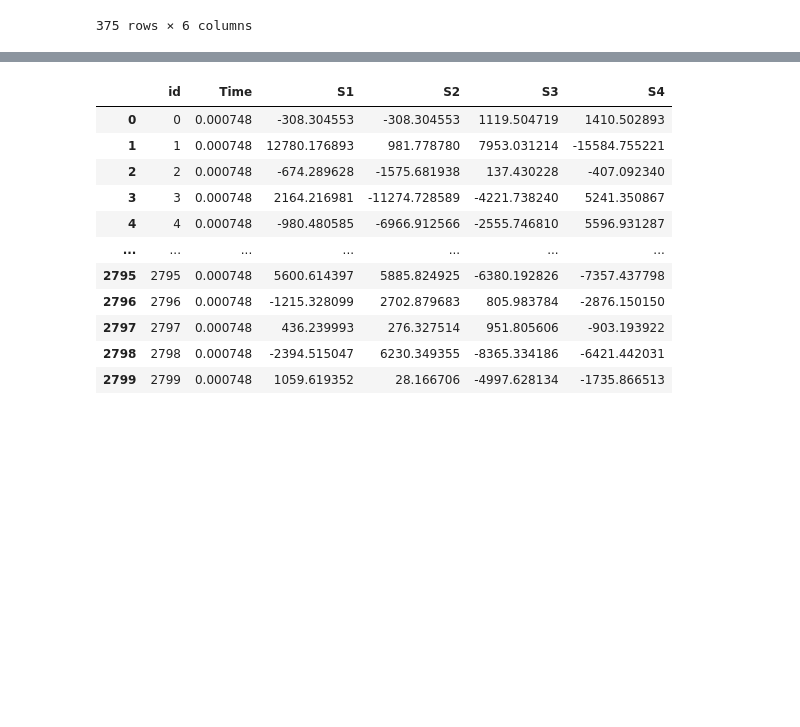
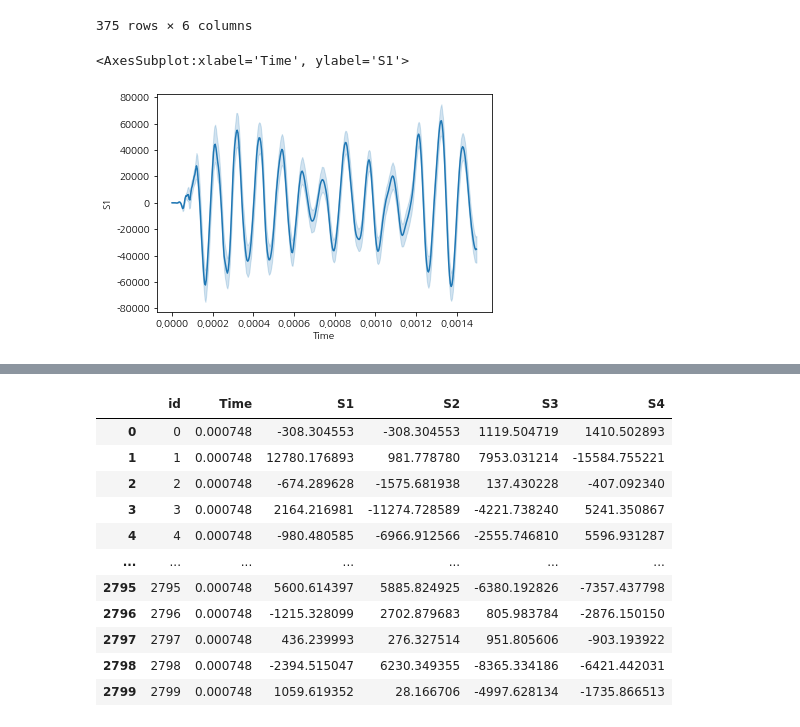
Before and after one commit to seonydg/ml-detection-of-equipment-anomalies-through-sensor-data, a Jupyter notebook: detection-of-equipment-anomalies-through-sensor-data.ipynb, the cells around one changed output, grey strips where cells are left out. Drawn from its saved outputs; the diff is of its cells as text; code cells hidden in the pictures; blank space fills up the shorter version.

```diff
--- a/detection-of-equipment-anomalies-through-sensor-data.ipynb
+++ b/detection-of-equipment-anomalies-through-sensor-data.ipynb
@@ -112,3 +112,8 @@ df_features[df_features['id'] == 0]
 | 373 | 0 | 0.001492 | -63020.44 | -63020.44 | -65904.66 | -49795.140 |
 | 374 | 0 | 0.001496 | -61808.07 | -61808.07 | -102329.20 | -95687.360 |
 375 rows × 6 columns
+# %%
+sns.lineplot(data=df_features, x='Time', y='S1')
+# %% [output]
+<AxesSubplot:xlabel='Time', ylabel='S1'>
+[figure, added]
```
Also changed, not shown: parts of 7 cells of this notebook.
